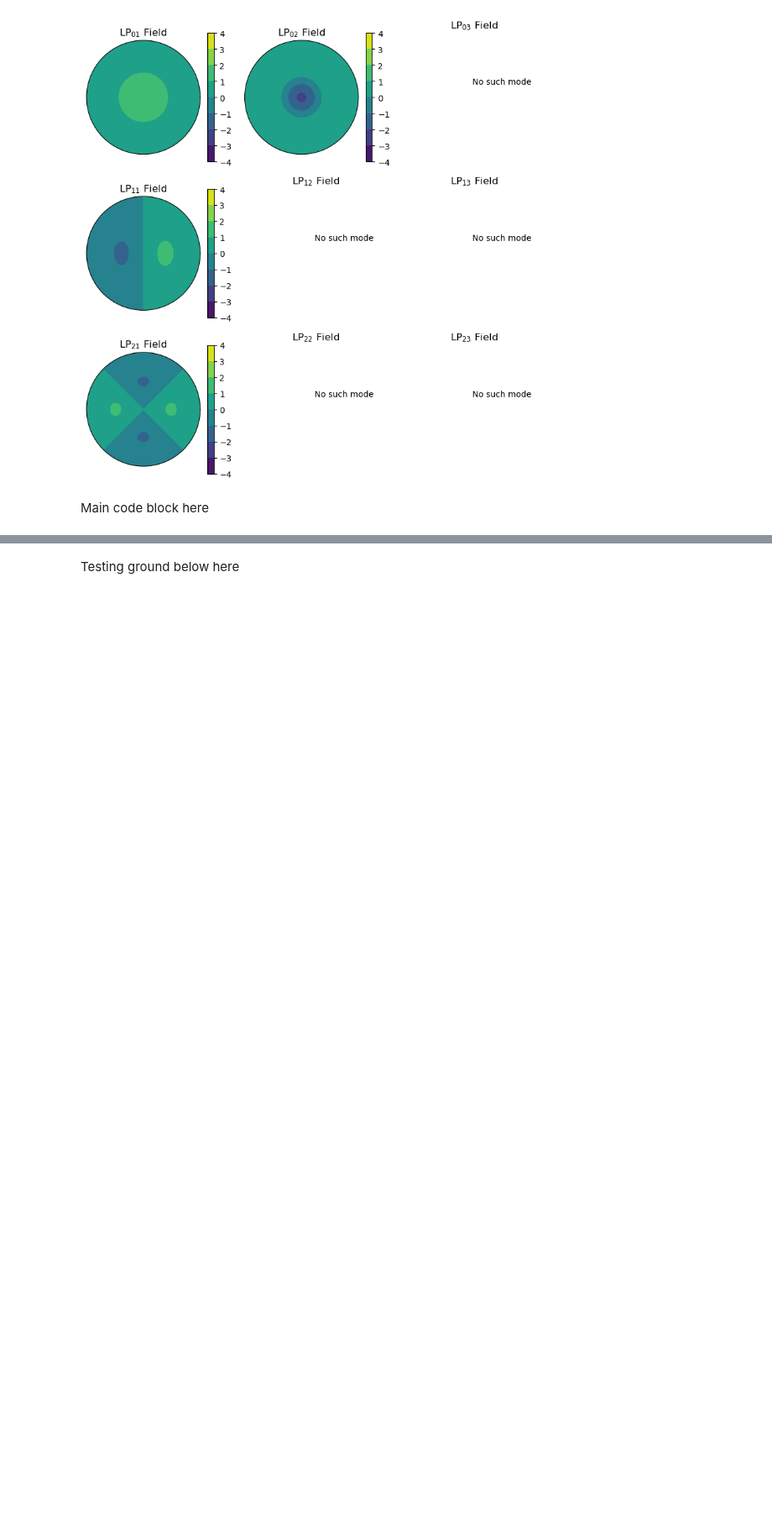
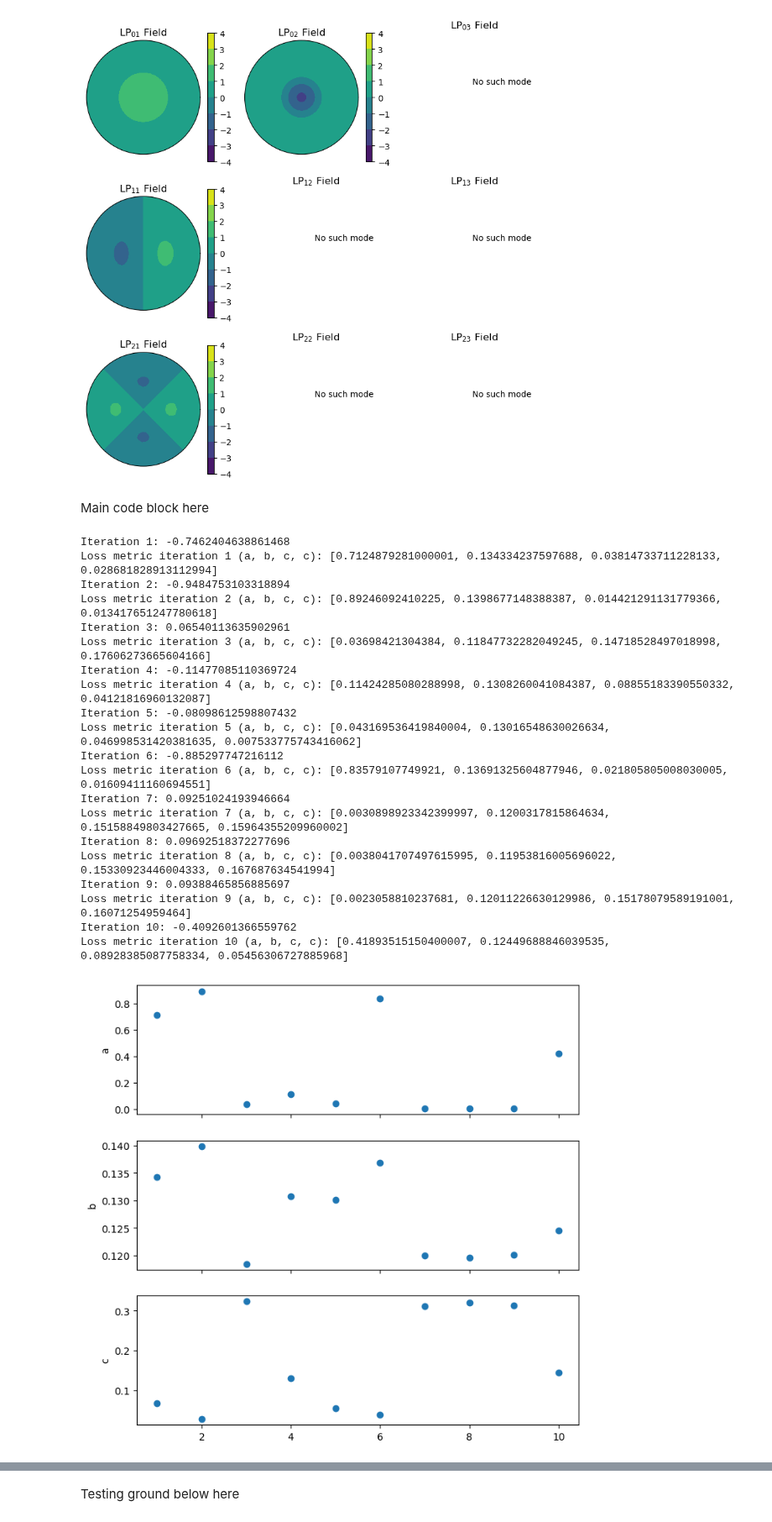
Before and after one commit to SAIL-Labs/RSoft-Automaton, a Jupyter notebook: Data_Manip.ipynb, the cells around one changed output, grey strips where cells are left out. Shown at 84% size. Drawn from its saved outputs; the diff is of its cells as text; code cells hidden in the pictures; blank space fills up the shorter version.

```diff
--- a/Data_Manip.ipynb
+++ b/Data_Manip.ipynb
@@ -108,16 +108,16 @@ simulation_val = {
     # "comp": Monitor_comp.BOTH,
     "core_delta": 0.0122895,#0.0122895,
     # "core_diam": 6.5,
-    "grid_size": 0.3,
-    "grid_size_y": 0.3,
+    "grid_size": .37,
+    "grid_size_y": .37,
     "step_size": 1,
     "launch_tilt": 1,
     # "launch_mode": 0,
     # "launch_mode_radial": 1, # note: setting this to "*" will automatically set "launch_mode" to "*" in RSoft
     "launch_normalization": 1,
-    "core_to_monitor": 2, #note this is before reordering!
+    "core_to_monitor": 7, #note this is before reordering!
     "metric": 'TF', #'TF',
-    "num_paras": 144, # number of samples to choose
+    "num_paras": 100, # number of samples to choose
     # "batch_num": 6, # number of concurrent simulations to run
     # "sim_tool": Sim_tool.FS,
 
@@ -125,13 +125,19 @@ simulation_val = {
     "mode_selective": 1, # 0 is no mode-selectivity
     "core_num": 7,
 }
+
+# Note: this template launch_config MUST be an exact copy of the prior space you want the simulation to use.
 with open("template_launch_config.json", "w") as launch_config:
     json.dump(simulation_val, launch_config, indent = 2)
 
 simulate_tf_metric = True
 gridding = False
 
-tf_list = main_optimizer("template_prior_space.json", simulation_val, mode_vals, radial_mode_vals, gridding = gridding, total_calls = 5, simulate_tf_metric = simulate_tf_metric)
+tf_list = main_optimizer("template_prior_space.json", simulation_val,
+                         mode_vals, radial_mode_vals,
+                         taper_min, taper_max,
+                         gridding = gridding, total_calls = simulation_val["num_paras"],
+                         simulate_tf_metric = simulate_tf_metric)
 
 if simulate_tf_metric:
     '''
@@ -141,37 +147,76 @@ if simulate_tf_metric:
     # Unpack results
     x_iters = [r["params"] for r in tf_list]  # parameter sets
     y_vals = [-r["result"] for r in tf_list]  # throughput values
+    metric = [r["Loss Metric"] for r in tf_list] # array containing the loss metrics
+    metric = metric[0]
+    a = [m[0] for m in metric]
+    b = [m[1] for m in metric]
+    c = [m[2] + m[3] for m in metric]
     batch_numbers = [r['Iteration'] for r in tf_list]
 
-    # Suppose x_iters and y_vals are already defined
     core_delta = [params[0] for params in x_iters]
     core_diam = [params[1] for params in x_iters]
-    throughput = [-y for y in y_vals]  # Convert back to positive if you minimized -throughput
-    # iteration = np.arange(1, len(x_iters) + 1)
-    # iteration = iteration
+    throughput = [y for y in y_vals]
+
+    fig_metric, axes_metric = plt.subplots(3,1, figsize = (8,8), sharex = True)
+    ax = axes_metric[0]
+    ax.scatter(batch_numbers, a)
+    ax.set_ylabel("a")
+
+    ax = axes_metric[1]
+    ax.scatter(batch_numbers, b)
+    ax.set_ylabel("b")
+
+    ax = axes_metric[2]
+    ax.scatter(batch_numbers, c)
+    ax.set_ylabel("c")
+    plt.show()
 
     fig, axes = plt.subplots(2, 1, figsize=(8, 8), sharey=True)
 
     # First subplot: core_delta vs throughput
     sc1 = axes[0].scatter(core_delta, throughput, c=batch_numbers, cmap='plasma', s=80, edgecolor='k')
     axes[0].set_xlabel("core_delta")
-    axes[0].set_ylabel("-Loss")
+    axes[0].set_ylabel("Loss")
     # axes[0].set_title("core_delta vs Throughput")
     cbar1 = plt.colorbar(sc1, ax=axes[0])
     cbar1.set_label("Batch #")
 
     # Second subplot: core_diam vs throughput
     sc2 = axes[1].scatter(core_diam, throughput, c=batch_numbers, cmap='plasma', s=80, edgecolor='k')
     axes[1].set_xlabel(r"core_diam ($\mu m$)")
-    axes[1].set_ylabel("-Loss")
+    axes[1].set_ylabel("Loss")
     # axes[1].set_title("core_diam vs Throughput")
     cbar2 = plt.colorbar(sc2, ax=axes[1])
     cbar2.set_label("Batch #")
 
     plt.tight_layout()
     plt.show()
+    fig.savefig(f"Bayesian Opt Results\{simulation_val['num_paras']}_params_gridsize_{simulation_val['grid_size']}bayesianresult.png")
 
 # if gridding:
 #     grid_size_range, tf_list = run_tf_multproc(simulation_val, mode_vals, radial_mode_vals, gridding = gridding) #taper_min, taper_max,
 # else:
 #     tf_list = run_tf_multproc(simulation_val, mode_vals, radial_mode_vals)
+# %% [output]
+Iteration 1: -0.7462404638861468
+Loss metric iteration 1 (a, b, c, c): [0.7124879281000001, 0.134334237597688, 0.03814733711228133, 0.028681828913112994]
+Iteration 2: -0.9484753103318894
+Loss metric iteration 2 (a, b, c, c): [0.89246092410225, 0.1398677148388387, 0.014421291131779366, 0.013417651247780618]
+Iteration 3: 0.06540113635902961
+Loss metric iteration 3 (a, b, c, c): [0.03698421304384, 0.11847732282049245, 0.14718528497018998, 0.17606273665604166]
+Iteration 4: -0.11477085110369724
+Loss metric iteration 4 (a, b, c, c): [0.11424285080288998, 0.1308260041084387, 0.08855183390550332, 0.04121816960132087]
+Iteration 5: -0.08098612598807432
+Loss metric iteration 5 (a, b, c, c): [0.043169536419840004, 0.13016548630026634, 0.046998531420381635, 0.007533775743416062]
+Iteration 6: -0.885297747216112
+Loss metric iteration 6 (a, b, c, c): [0.83579107749921, 0.13691325604877946, 0.021805805008030005, 0.01609411160694551]
+Iteration 7: 0.09251024193946664
+Loss metric iteration 7 (a, b, c, c): [0.0030898923342399997, 0.1200317815864634, 0.15158849803427665, 0.15964355209960002]
+Iteration 8: 0.09692518372277696
+Loss metric iteration 8 (a, b, c, c): [0.0038041707497615995, 0.11953816005696022, 0.15330923446004333, 0.167687634541994]
+Iteration 9: 0.09388465856885697
+Loss metric iteration 9 (a, b, c, c): [0.0023058810237681, 0.12011226630129986, 0.15178079589191001, 0.16071254959464]
+Iteration 10: -0.4092601366559762
+Loss metric iteration 10 (a, b, c, c): [0.41893515150400007, 0.12449688846039535, 0.08928385087758334, 0.05456306727885968]
+[figure, added]
```
Also changed, not shown: parts of 7 cells of this notebook, 15 other files.
